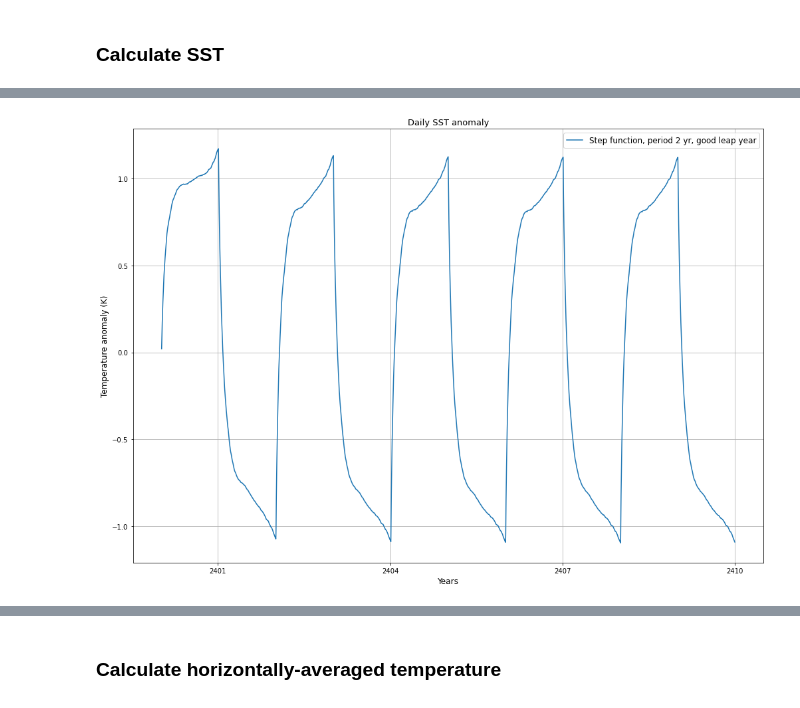
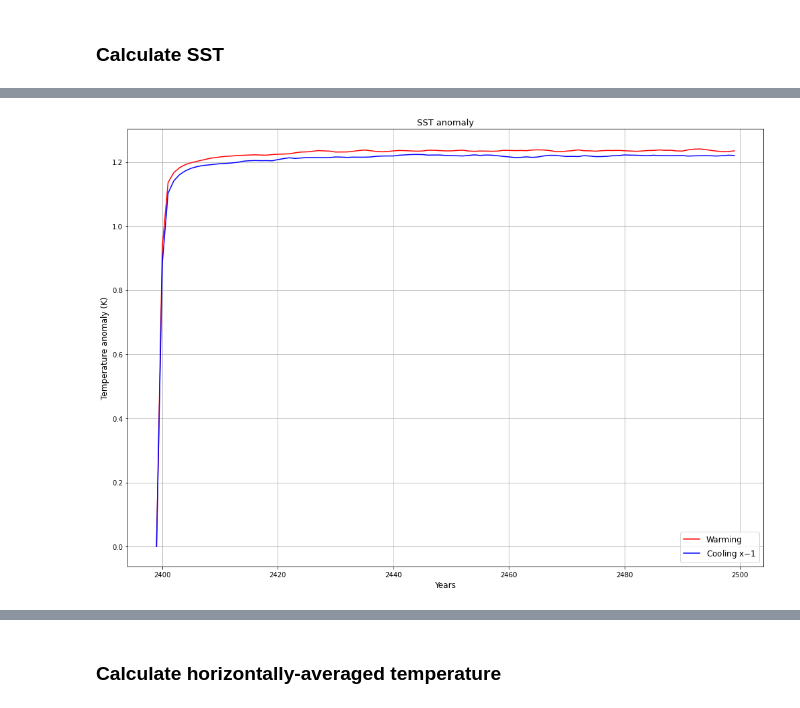
Before and after one commit to mpudig/HonoursThesis, a Jupyter notebook: ocean_heat_abrupt.ipynb, the cells around one changed output, grey strips where cells are left out. Cells and saved outputs as stored; diff of their text form; code cells hidden in the pictures.

```diff
--- a/ocean_heat_abrupt.ipynb
+++ b/ocean_heat_abrupt.ipynb
@@ -402,7 +153,6 @@ plt.grid()
 # %%
 # SST
 yr_beg = '2401-01-01' # I'm not sure why but this year makes the SST start at 2400-01-02, which I want.
-yr_end = '2424-12-31'
 expt = '1deg_jra55_ryf_cont'
 var = 'temp_surface_ave'
-SST_cont = cc.querying.getvar(expt, var, session, start_time = yr_beg, end_time = yr_end)#[:-1]#.groupby('time.year').mean('time')
+SST_cont = cc.querying.getvar(expt, var, session, start_time = yr_beg)[:-1].groupby('time.year').mean('time')
@@ -498,19 +196,23 @@ SST_step_test2[6:, 0][:-1].groupby('time.year').mean(dim='time'), SST_cont[6:, 0
 # %%
 plt.figure(figsize = (17,12))
 
 zero = xr.DataArray(data=[0], dims='year', coords={"year": [2399]})
 
-# step_test_anom_plot = xr.concat([zero, SST_step_test[:,0] - SST_cont[:,0]], dim='year')
-step_test2_anom_plot = (SST_step_test2[6:,0] - SST_cont[6:,0])#[:-1].groupby('time.year').mean(dim='time')
+RCPcool_humid_x1_anom_plot = xr.concat([zero, SST_RCPcool_humid_x1[:,0] - SST_cont[:,0]], dim='year')
+RCPwarm_humid_x1_anom_plot = xr.concat([zero, SST_RCPwarm_humid_x1[:,0] - SST_cont[:,0]], dim='year')
+# RCPcool_humid_x2_anom_plot = xr.concat([zero, SST_RCPcool_humid_x2[:,0] - SST_cont[:,0]], dim='year')
+# RCPwarm_humid_x2_anom_plot = xr.concat([zero, SST_RCPwarm_humid_x2[:,0] - SST_cont[:,0]], dim='year')
 
-step_test2_anom_plot.plot(label='Step function, period 2 yr, good leap year')
+# (0.5 * RCPwarm_humid_x2_anom_plot).plot(label='Double warming x$0.5$', color = 'r', linestyle = '--')
+RCPwarm_humid_x1_anom_plot.plot(label='Warming', color = 'r')
+(- 1 * RCPcool_humid_x1_anom_plot).plot(label='Cooling x$-1$', color = 'b')
+# (- 0.5 * RCPcool_humid_x2_anom_plot).plot(label='Double cooling x$-0.5$', color = 'b', linestyle = '--')
 
-
-plt.title('Daily SST anomaly', fontsize=13)
+plt.title('SST anomaly', fontsize=13)
 plt.ylabel('Temperature anomaly (K)', fontsize=12)
 plt.xlabel('Years', fontsize=12)
 plt.legend(fontsize=12)
 plt.grid()
-#plt.savefig('SST_step_test.jpg')
+#plt.savefig('SST_good_perturbation.jpg')
 # %% [output]
-[figure, old version]
+[figure, new version]
```
Also changed, not shown: parts of 78 cells of this notebook, 31 other files.
